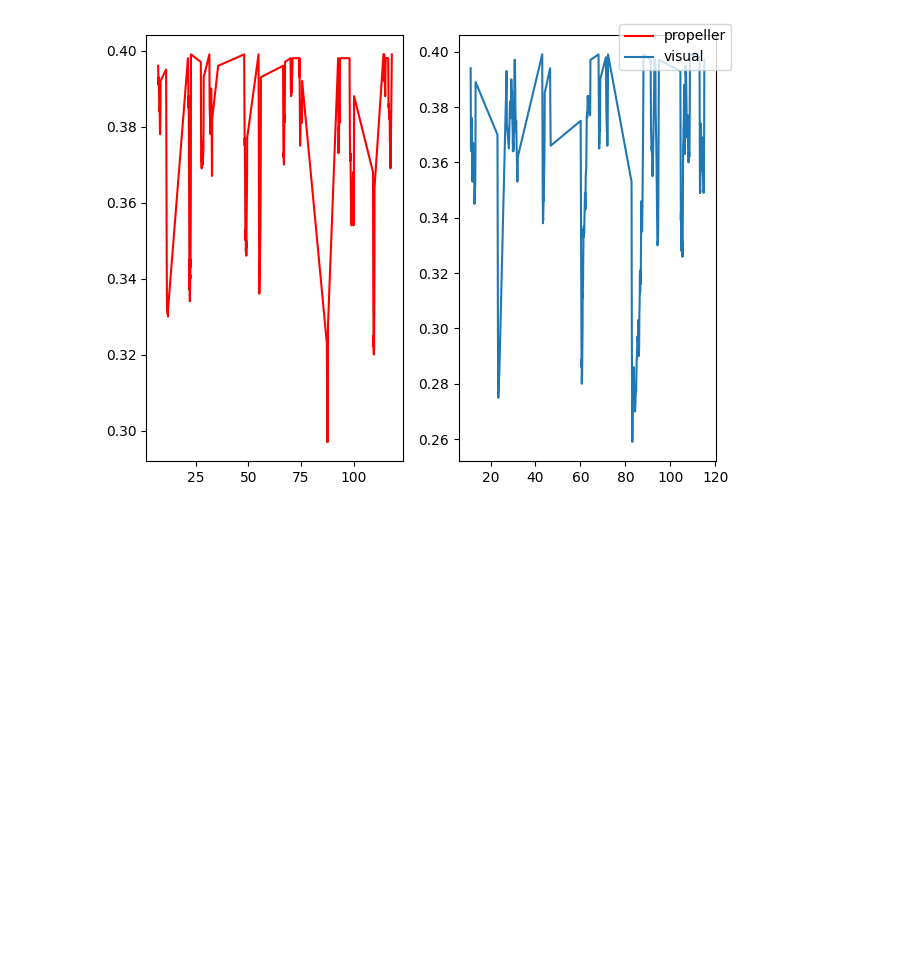
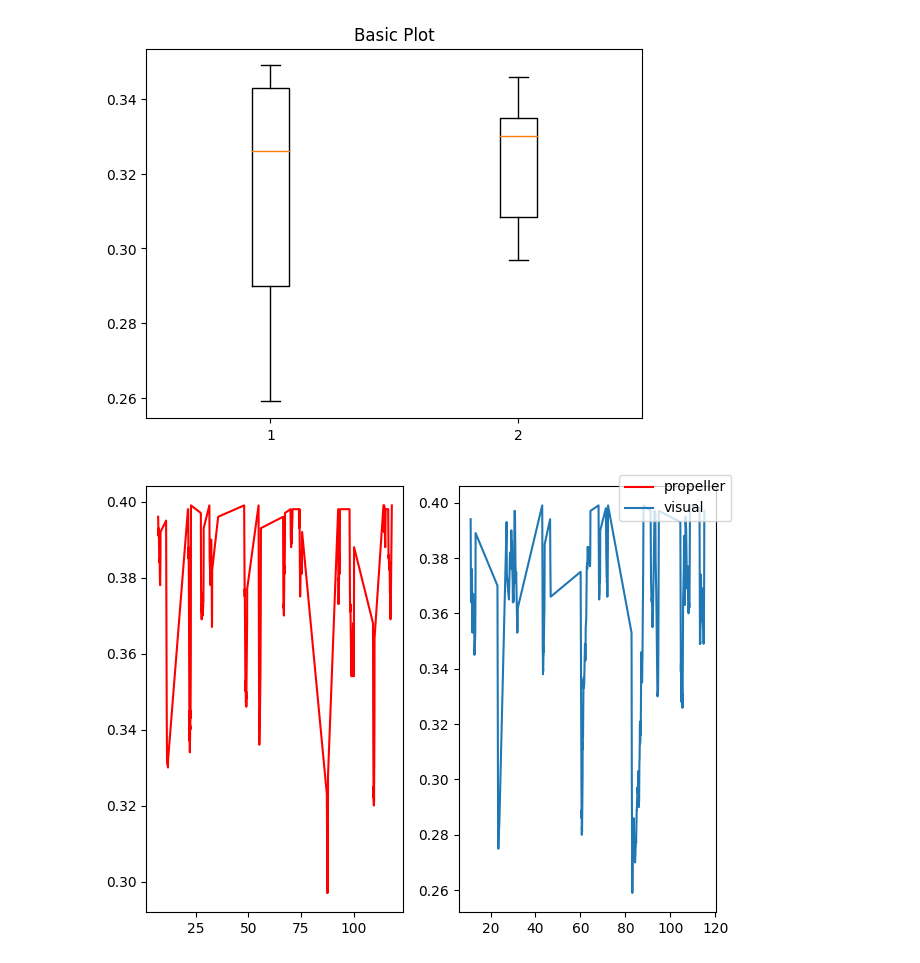
Before and after one commit to ViktorRakhmatulin/AirTouch, a Jupyter notebook: data_analysis.ipynb, the cells around one changed output. Saved outputs shown, nothing was run; the diff lists cells and outputs as text; code cells hidden in the pictures; blank space fills up the shorter version.

```diff
--- a/data_analysis.ipynb
+++ b/data_analysis.ipynb
@@ -55,3 +108,10 @@ plt.show()
+# %%
+fig1, ax1 = plt.subplots()
+ax1.set_title('Basic Plot')
+ax1.boxplot([vis_peaks,prop_peaks])
+plt.show()
+# %% [output]
+[figure, added]
 # %%
 fig, ax = plt.subplots(1,2)
 ax[0].plot(data_prop[:,2],data_prop[:,0],'r', label='propeller')
```
Also changed, not shown: parts of 6 cells of this notebook, 20 other files.
